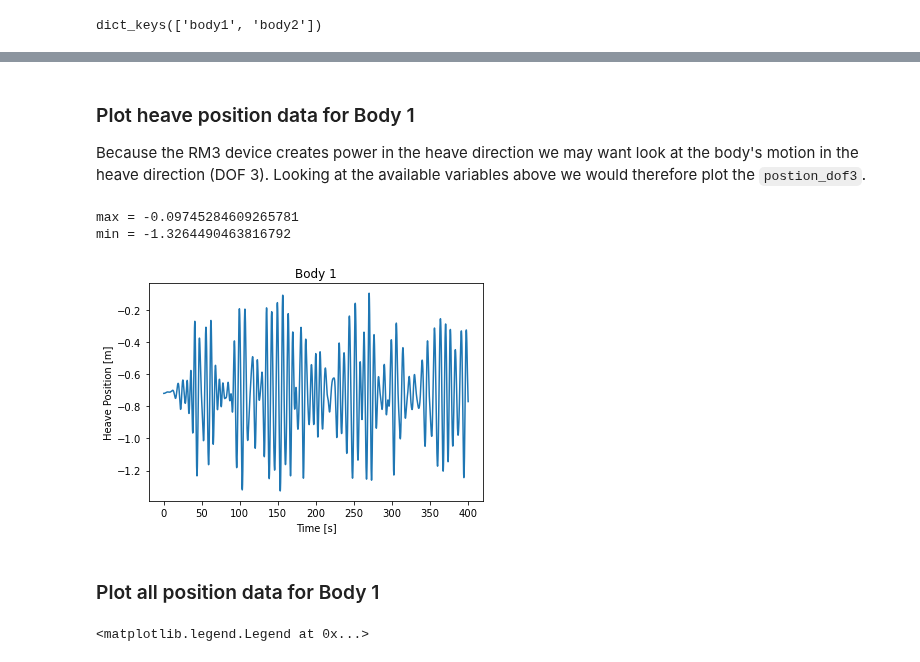
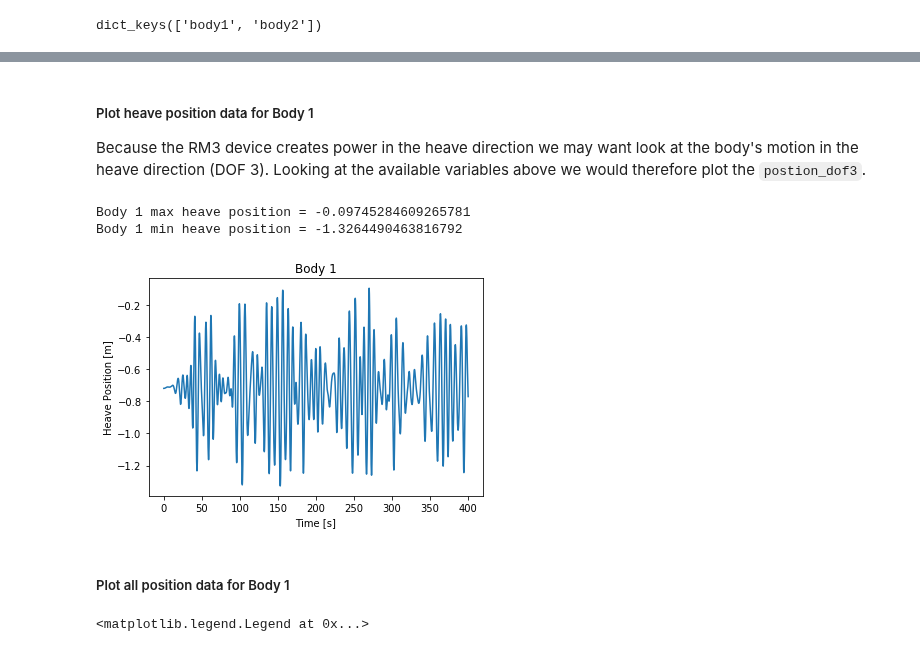
Before and after one commit to MHKiT-Software/MHKiT-Python, a Jupyter notebook: examples/wecsim_example.ipynb, the cells around one changed output, grey strips where cells are left out. Saved outputs shown, nothing was run; the diff lists cells and outputs as text; code cells hidden in the pictures.

```diff
--- a/examples/wecsim_example.ipynb
+++ b/examples/wecsim_example.ipynb
@@ -127,21 +136,21 @@ display(bodies['body1'].keys().values.tolist()[:uniqueFields])
 # %% [markdown]
-### Plot heave position data for Body 1
+##### Plot heave position data for Body 1
 
 Because the RM3 device creates power in the heave direction we may want look at the body's motion in the heave direction (DOF 3). Looking at the available variables above we would therefore plot the `postion_dof3`.
 # %%
 # Use Pandas to plot Body 1 position in heave (DOF 3)
-bodies['body1'].position_dof3.plot()
+body1.position_dof3.plot()
 plt.xlabel("Time [s]")
 plt.ylabel("Heave Position [m]")
 plt.title('Body 1')
 
 # Use Pandas to calculate the maximum and minimum heave position of Body 1
-print("max =", bodies['body1'].position_dof3.max())
-print("min =", bodies['body1'].position_dof3.min())
+print("Body 1 max heave position =", body1.position_dof3.max())
+print("Body 1 min heave position =", body1.position_dof3.min())
 # %% [output]
-max = -0.09745284609265781
-min = -1.3264490463816792
+Body 1 max heave position = -0.09745284609265781
+Body 1 min heave position = -1.3264490463816792
-[figure, old version]
+[figure, new version]
 # %% [markdown]
-### Plot all position data for Body 1
+##### Plot all position data for Body 1
 # %%
```
Also changed, not shown: parts of 33 cells of this notebook.
